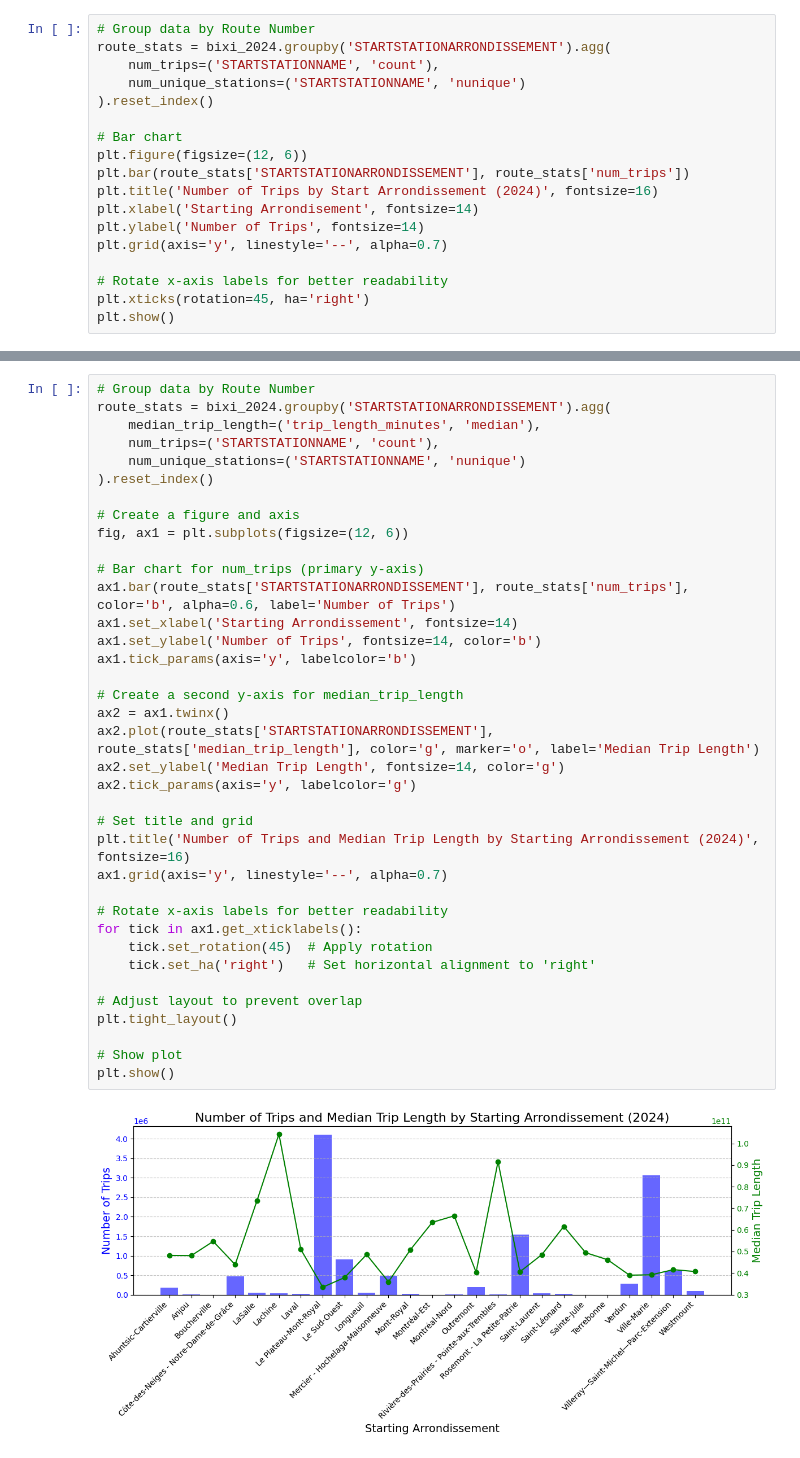
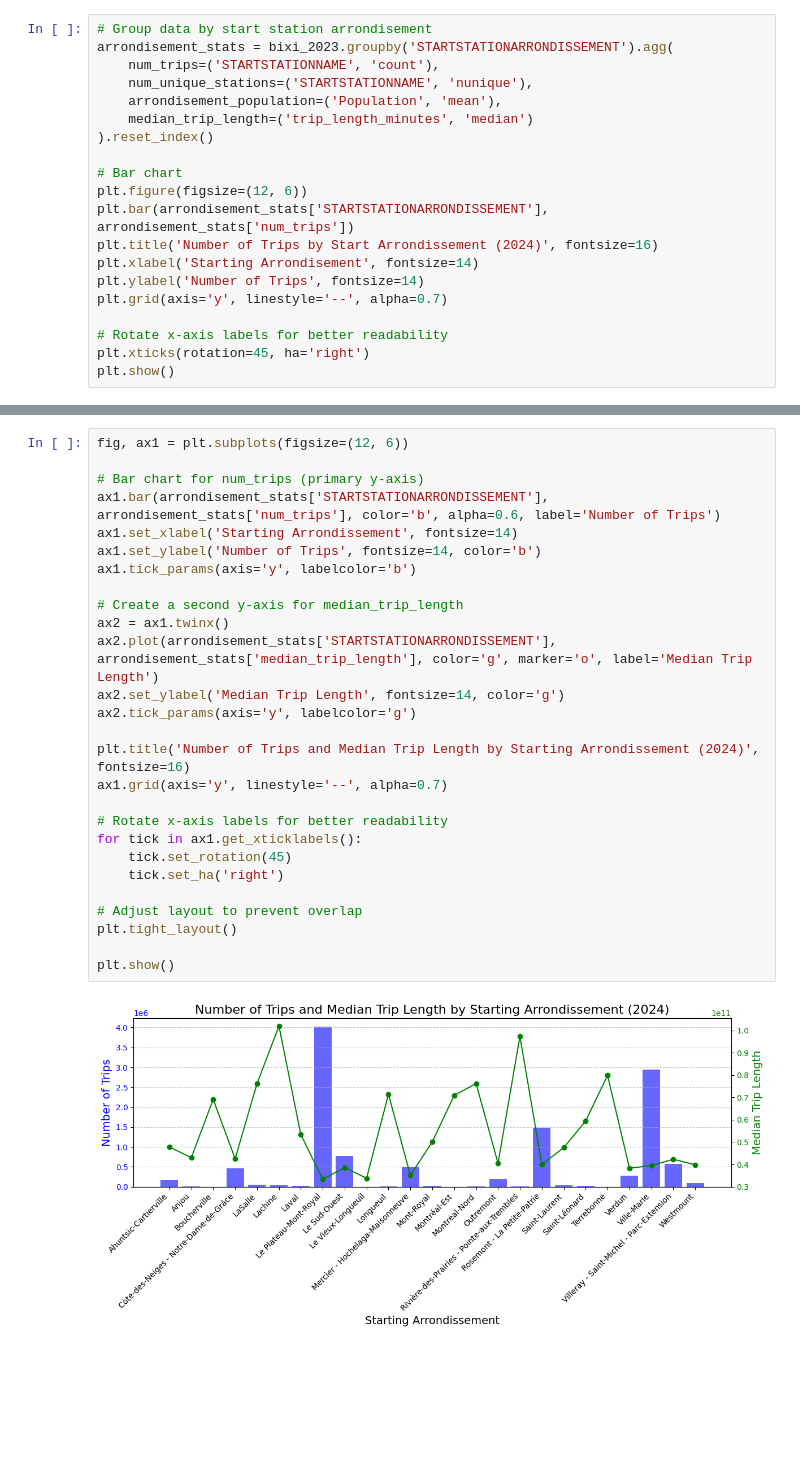
Before and after one commit to ADenver13/COMP_3125_Individual_Project_AidenDever, a Jupyter notebook: code/analysis.ipynb, the cells around one changed output, grey strips where cells are left out. Saved outputs shown, nothing was run; the diff lists cells and outputs as text; blank space fills up the shorter version.

```diff
--- a/code/analysis.ipynb
+++ b/code/analysis.ipynb
@@ -59,13 +71,15 @@ Index(['STARTSTATIONNAME', 'STARTSTATIONARRONDISSEMENT',
 # %%
-# Group data by Route Number
-route_stats = bixi_2024.groupby('STARTSTATIONARRONDISSEMENT').agg(
+# Group data by start station arrondisement
+arrondisement_stats = bixi_2023.groupby('STARTSTATIONARRONDISSEMENT').agg(
     num_trips=('STARTSTATIONNAME', 'count'),
-    num_unique_stations=('STARTSTATIONNAME', 'nunique')
+    num_unique_stations=('STARTSTATIONNAME', 'nunique'),
+    arrondisement_population=('Population', 'mean'),
+    median_trip_length=('trip_length_minutes', 'median')
 ).reset_index()
 
 # Bar chart
 plt.figure(figsize=(12, 6))
-plt.bar(route_stats['STARTSTATIONARRONDISSEMENT'], route_stats['num_trips'])
+plt.bar(arrondisement_stats['STARTSTATIONARRONDISSEMENT'], arrondisement_stats['num_trips'])
 plt.title('Number of Trips by Start Arrondissement (2024)', fontsize=16)
 plt.xlabel('Starting Arrondisement', fontsize=14)
 plt.ylabel('Number of Trips', fontsize=14)
@@ -99,39 +111,29 @@ plt.show()
 # %%
-# Group data by Route Number
-route_stats = bixi_2024.groupby('STARTSTATIONARRONDISSEMENT').agg(
-    median_trip_length=('trip_length_minutes', 'median'),
-    num_trips=('STARTSTATIONNAME', 'count'),
-    num_unique_stations=('STARTSTATIONNAME', 'nunique')
-).reset_index()
-
-# Create a figure and axis
 fig, ax1 = plt.subplots(figsize=(12, 6))
 
 # Bar chart for num_trips (primary y-axis)
-ax1.bar(route_stats['STARTSTATIONARRONDISSEMENT'], route_stats['num_trips'], color='b', alpha=0.6, label='Number of Trips')
+ax1.bar(arrondisement_stats['STARTSTATIONARRONDISSEMENT'], arrondisement_stats['num_trips'], color='b', alpha=0.6, label='Number of Trips')
 ax1.set_xlabel('Starting Arrondissement', fontsize=14)
 ax1.set_ylabel('Number of Trips', fontsize=14, color='b')
 ax1.tick_params(axis='y', labelcolor='b')
 
 # Create a second y-axis for median_trip_length
 ax2 = ax1.twinx()
-ax2.plot(route_stats['STARTSTATIONARRONDISSEMENT'], route_stats['median_trip_length'], color='g', marker='o', label='Median Trip Length')
+ax2.plot(arrondisement_stats['STARTSTATIONARRONDISSEMENT'], arrondisement_stats['median_trip_length'], color='g', marker='o', label='Median Trip Length')
 ax2.set_ylabel('Median Trip Length', fontsize=14, color='g')
 ax2.tick_params(axis='y', labelcolor='g')
 
-# Set title and grid
 plt.title('Number of Trips and Median Trip Length by Starting Arrondissement (2024)', fontsize=16)
 ax1.grid(axis='y', linestyle='--', alpha=0.7)
 
 # Rotate x-axis labels for better readability
 for tick in ax1.get_xticklabels():
-    tick.set_rotation(45)  # Apply rotation
-    tick.set_ha('right')   # Set horizontal alignment to 'right'
+    tick.set_rotation(45)
+    tick.set_ha('right')
 
 # Adjust layout to prevent overlap
 plt.tight_layout()
 
-# Show plot
 plt.show()
 # %% [output]
-[figure, old version]
+[figure, new version]
```
Also changed, not shown: parts of 39 cells of this notebook, 1 other file.
